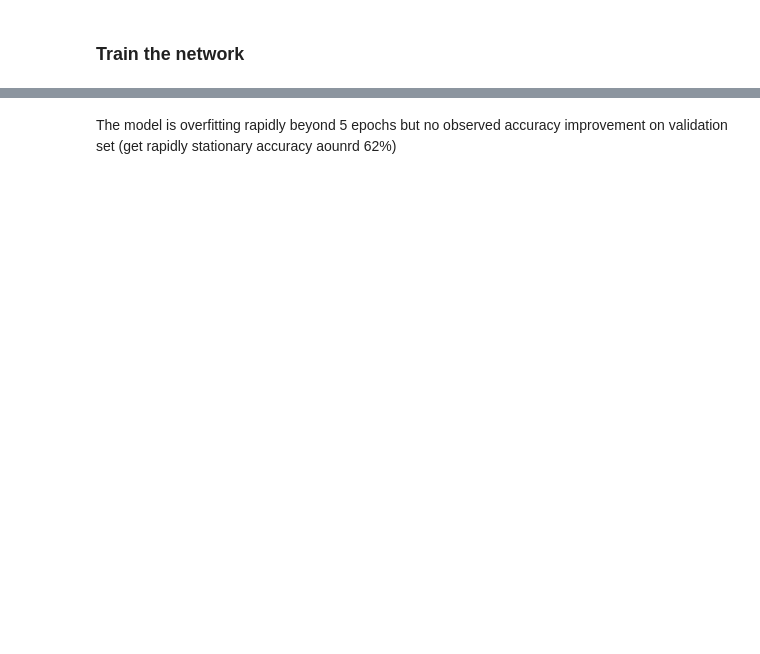
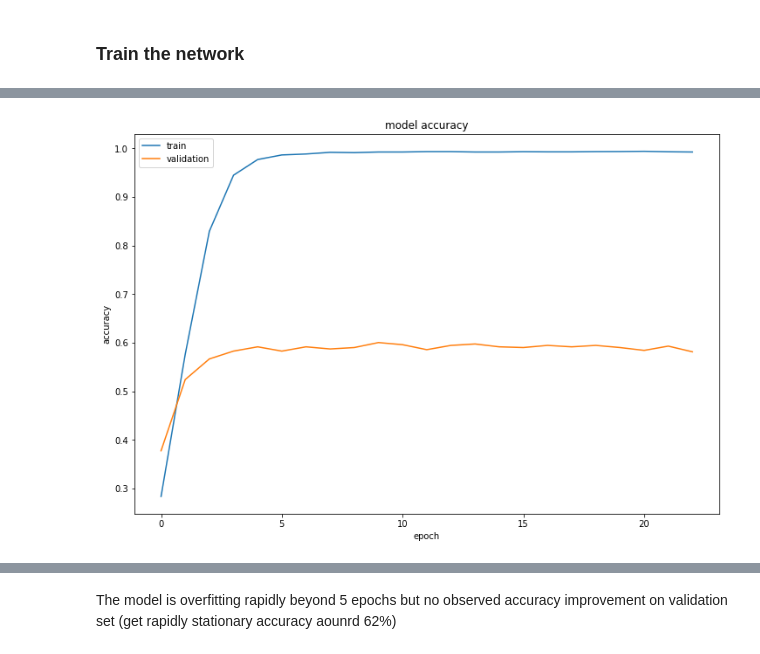
Before and after one commit to jhuu32/CES, a Jupyter notebook: notebooks/deep_learning/deep_learning_DNN_with_custom_embedding.ipynb, the cells around one changed output, grey strips where cells are left out. Saved outputs shown, nothing was run; the diff lists cells and outputs as text; code cells hidden in the pictures; blank space fills up the shorter version.

```diff
--- a/notebooks/deep_learning/deep_learning_DNN_with_custom_embedding.ipynb
+++ b/notebooks/deep_learning/deep_learning_DNN_with_custom_embedding.ipynb
@@ -5,17 +5,21 @@ Even if the training set is too small to produce a representative word embedding
 import pandas as pd
 import numpy as np
 # %%
+from sklearn.model_selection import train_test_split
+
 XTrain = pd.read_csv('../../data/staging_data/mispelling_fixed_clean_input_train.csv', sep=',')
 YTrain = pd.read_csv('../../data/POSOS/label.csv', sep=';')
+XTrain, XTest, YTrain, YTest = train_test_split(XTrain, YTrain, test_size=0.15, random_state=42)
 # %%
 # hyper params
 num_classes = 51
-patience=10
+patience=20
 vocabulary_size = 10000
 sequence_length = 30
 hidden_dims = 200
 embedding_out_dims = 300
 dropout_rate=0.2
+num_epochs= 100
 # %%
 from keras.preprocessing.text import Tokenizer
 from keras.preprocessing.sequence import pad_sequences
@@ -34,7 +40,7 @@ The NN is composed of 3 layers:
 # %%
 import keras
 from keras.models import Sequential
-from keras.layers import Dense, LSTM, Dropout, Activation
+from keras.layers import Dense, LSTM, Dropout, Activation, Flatten
 from keras.layers.embeddings import Embedding
 
 import tensorflow as tf
@@ -42,13 +48,14 @@ import tensorflow as tf
 config = tf.ConfigProto()
 keras.backend.tensorflow_backend.set_session(tf.Session(config=config))
 
-model_lstm = Sequential()
-model_lstm.add(Embedding(vocabulary_size , embedding_out_dims, input_length=sequence_length))
-model_lstm.add(Dense(hidden_dims, activation='relu'))
-model_lstm.add(Dropout(rate=dropout_rate))
-model_lstm.add(Dense(num_classes, activation='softmax'))
-model_lstm.compile(loss='categorical_crossentropy', optimizer='adam', metrics=['accuracy'])
-model_lstm.summary()
+model = Sequential()
+model.add(Embedding(vocabulary_size , embedding_out_dims, input_length=sequence_length))
+model.add(Flatten())
+model.add(Dense(hidden_dims, activation='relu'))
+model.add(Dropout(rate=dropout_rate))
+model.add(Dense(num_classes, activation='softmax'))
+model.compile(loss='categorical_crossentropy', optimizer='adam', metrics=['accuracy'])
+model.summary()
 # %% [output]
 _________________________________________________________________
 Layer (type)                 Output Shape              Param #
@@ -81,10 +90,10 @@ call_back_early_stopping = keras.callbacks.EarlyStopping(
     mode='auto',
     baseline=None)
 
-model_lstm.fit(
+model.fit(
     XEncodedTrain,
     np.array(YOneHotEncodedTrain),
-    validation_split=0.2,
-    epochs=40,
+    validation_split=0.1,
+    epochs=num_epochs,
     callbacks = [call_back_early_stopping])
 # %% [output]
@@ -145,4 +167,6 @@ def plot_confusion_matrix(cm, classes,
 # %%
 %matplotlib inline
 
-plot_keras_model_learning_curve(model_lstm.history)
+plot_keras_model_learning_curve(model.history)
+# %% [output]
+[figure, added]
```
Also changed, not shown: parts of 4 cells of this notebook, 20 other files.
